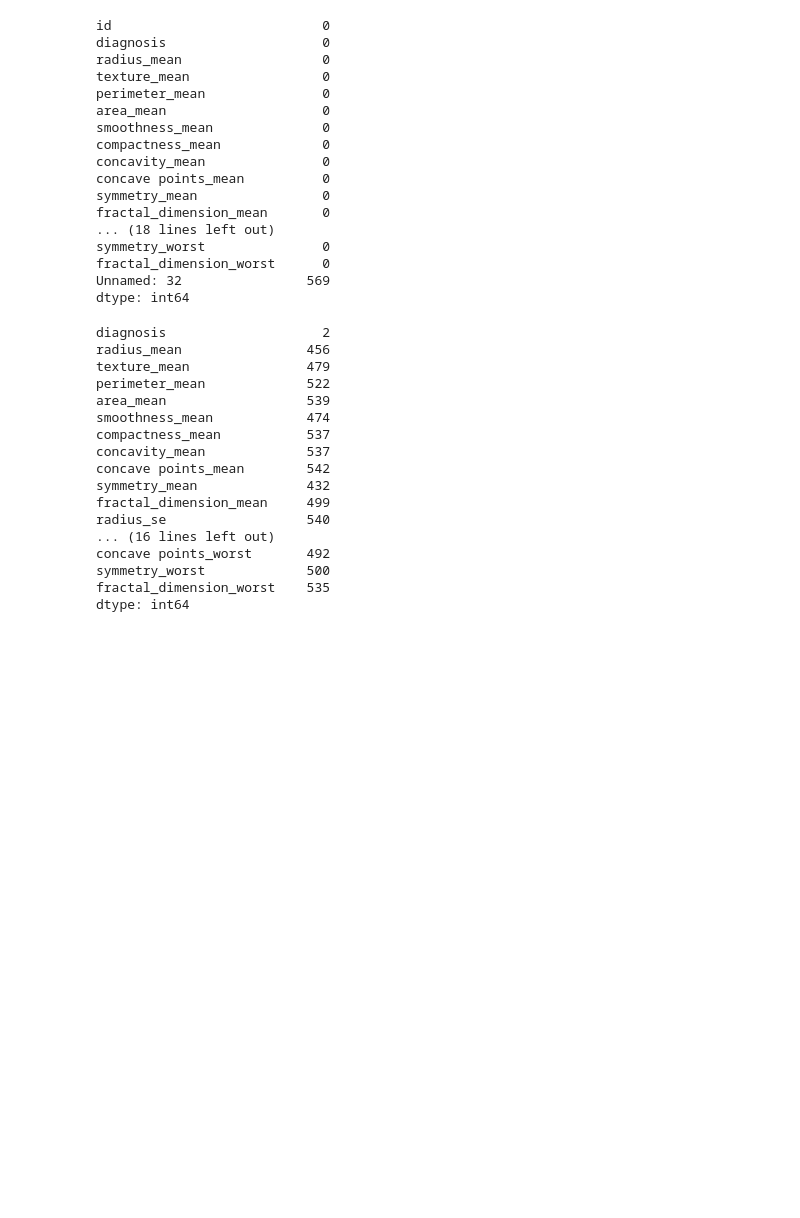
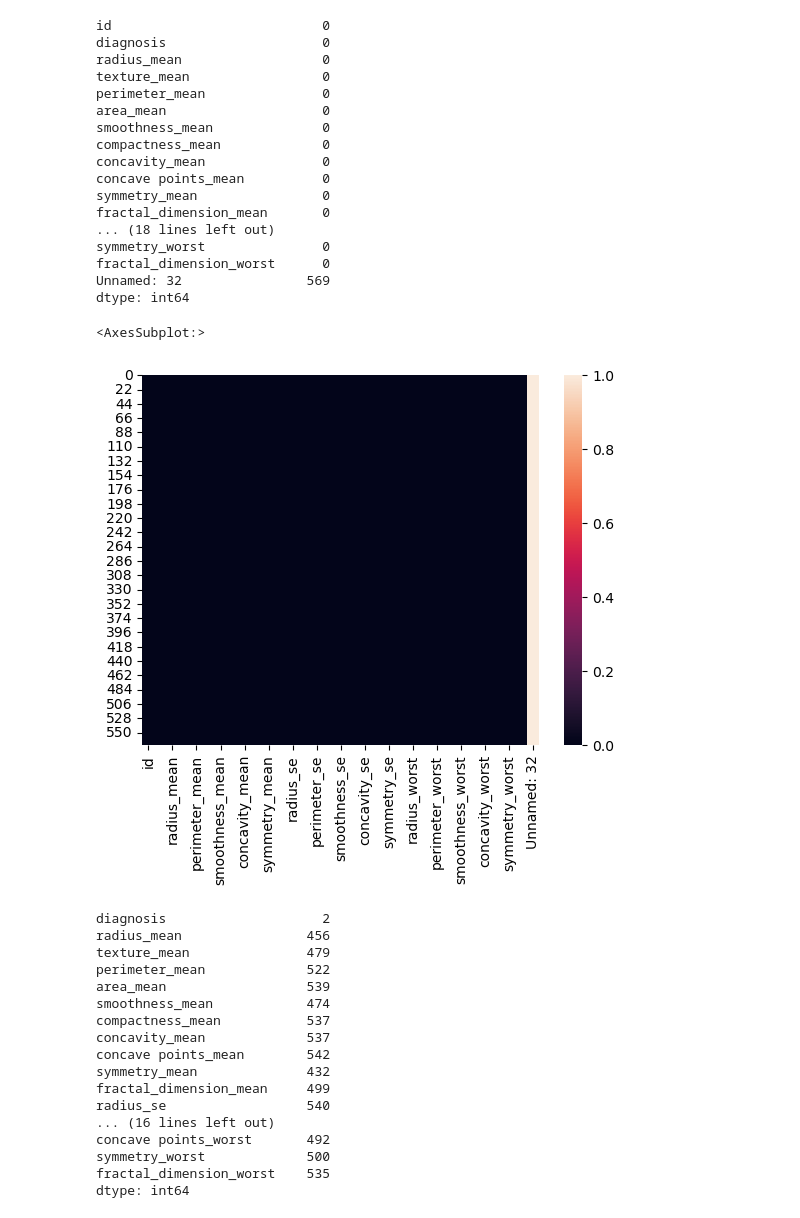
Before and after one commit to Dishaa09/Breast-Cancer-Prediction, a Jupyter notebook: breast-cancer-logistic-regression.ipynb, the cells around one changed output. Saved outputs shown, nothing was run; the diff lists cells and outputs as text; code cells hidden in the pictures; blank space fills up the shorter version.

```diff
--- a/breast-cancer-logistic-regression.ipynb
+++ b/breast-cancer-logistic-regression.ipynb
@@ -112,6 +96,11 @@ symmetry_worst               0
 fractal_dimension_worst      0
 Unnamed: 32                569
 dtype: int64
+# %%
+sns.heatmap(df.isnull())
+# %% [output]
+<AxesSubplot:>
+[figure, added]
 # %%
 df.drop(['Unnamed: 32', 'id'], axis=1, inplace=True)
 # %%
```
Also changed, not shown: parts of 3 cells of this notebook.
